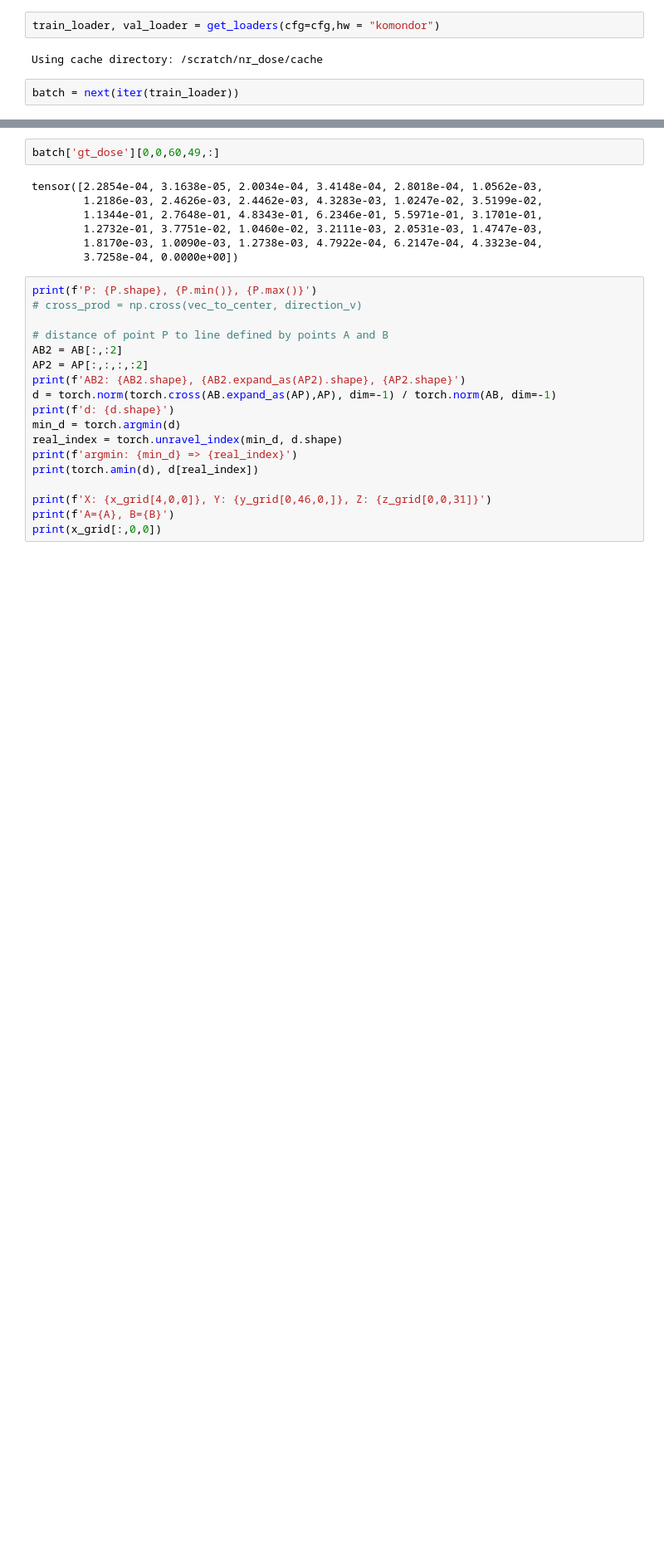
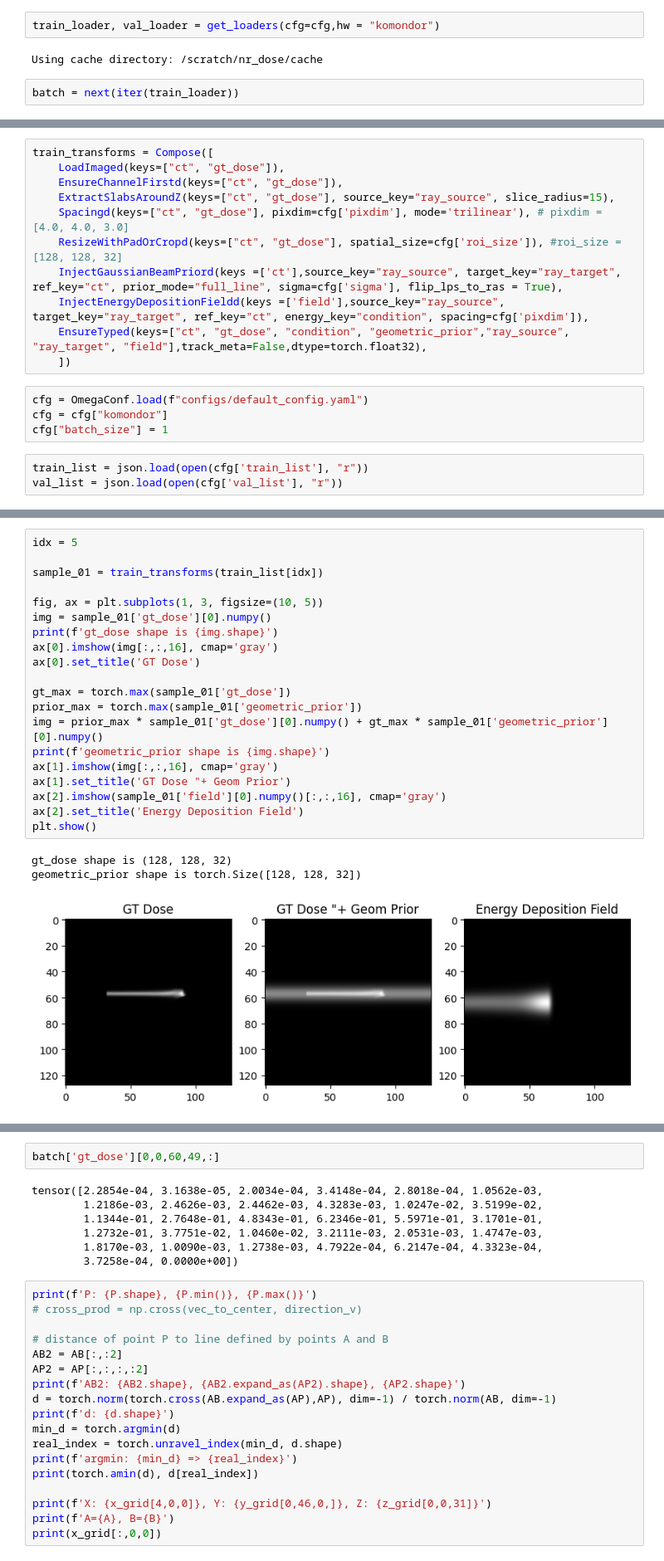
Before and after one commit to Dudgit/nr_dose, a Jupyter notebook: notebooks/aron.ipynb, the cells around one changed output, grey strips where cells are left out. Shown at 83% size. Drawn from its saved outputs; the diff is of its cells as text; blank space fills up the shorter version.

Commit message:
new_prior

```diff
--- a/notebooks/aron.ipynb
+++ b/notebooks/aron.ipynb
@@ -66,0 +424,18 @@ gt_dose shape is (128, 128, 32)
+# %%
+train_transforms = Compose([
+    LoadImaged(keys=["ct", "gt_dose"]),
+    EnsureChannelFirstd(keys=["ct", "gt_dose"]),
+    ExtractSlabsAroundZ(keys=["ct", "gt_dose"], source_key="ray_source", slice_radius=15),
+    Spacingd(keys=["ct", "gt_dose"], pixdim=cfg['pixdim'], mode='trilinear'), # pixdim = [4.0, 4.0, 3.0]
+    ResizeWithPadOrCropd(keys=["ct", "gt_dose"], spatial_size=cfg['roi_size']), #roi_size = [128, 128, 32]
+    InjectGaussianBeamPriord(keys =['ct'],source_key="ray_source", target_key="ray_target", ref_key="ct", prior_mode="full_line", sigma=cfg['sigma'], flip_lps_to_ras = True),
+    InjectEnergyDepositionFieldd(keys =['field'],source_key="ray_source", target_key="ray_target", ref_key="ct", energy_key="condition", spacing=cfg['pixdim']),
+    EnsureTyped(keys=["ct", "gt_dose", "condition", "geometric_prior","ray_source", "ray_target", "field"],track_meta=False,dtype=torch.float32),
+    ])
+# %%
+cfg = OmegaConf.load(f"configs/default_config.yaml")
+cfg = cfg["komondor"]
+cfg["batch_size"] = 1
+# %%
+train_list = json.load(open(cfg['train_list'], "r"))
+val_list = json.load(open(cfg['val_list'], "r"))
@@ -66,0 +450,24 @@ gt_dose shape is (128, 128, 32)
+# %%
+idx = 5
+
+sample_01 = train_transforms(train_list[idx])
+
+fig, ax = plt.subplots(1, 3, figsize=(10, 5))
+img = sample_01['gt_dose'][0].numpy()
+print(f'gt_dose shape is {img.shape}')
+ax[0].imshow(img[:,:,16], cmap='gray')
+ax[0].set_title('GT Dose')
+
+gt_max = torch.max(sample_01['gt_dose'])
+prior_max = torch.max(sample_01['geometric_prior'])
+img = prior_max * sample_01['gt_dose'][0].numpy() + gt_max * sample_01['geometric_prior'][0].numpy()
+print(f'geometric_prior shape is {img.shape}')
+ax[1].imshow(img[:,:,16], cmap='gray')
+ax[1].set_title('GT Dose "+ Geom Prior')
+ax[2].imshow(sample_01['field'][0].numpy()[:,:,16], cmap='gray')
+ax[2].set_title('Energy Deposition Field')
+plt.show()
+# %% [output]
+gt_dose shape is (128, 128, 32)
+geometric_prior shape is torch.Size([128, 128, 32])
+[figure, added]
```
Also changed, not shown: parts of 12 cells of this notebook, 8 other files.
